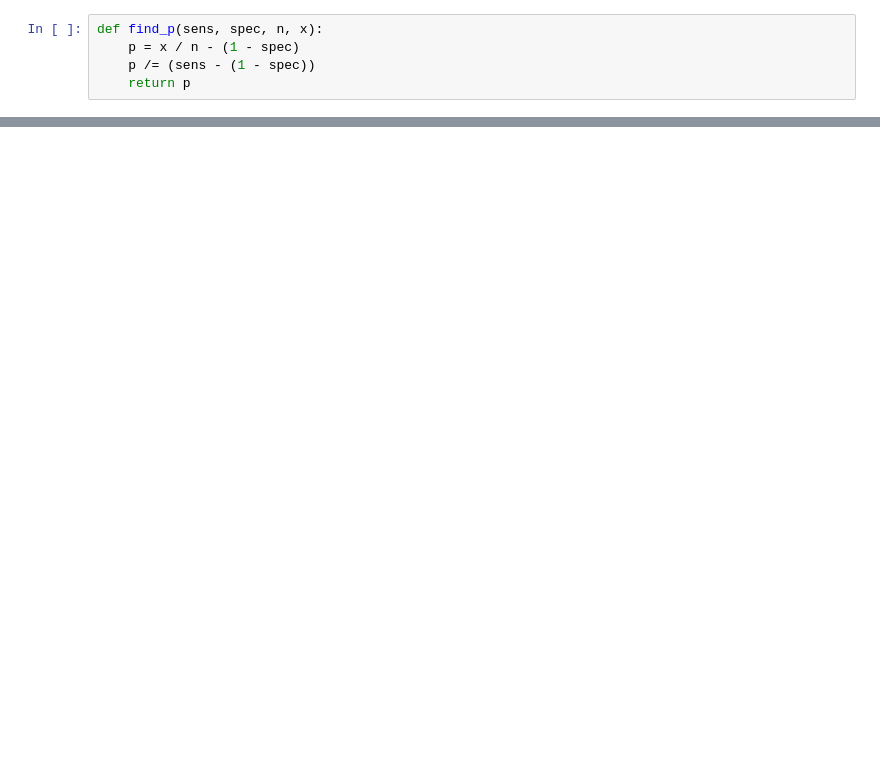
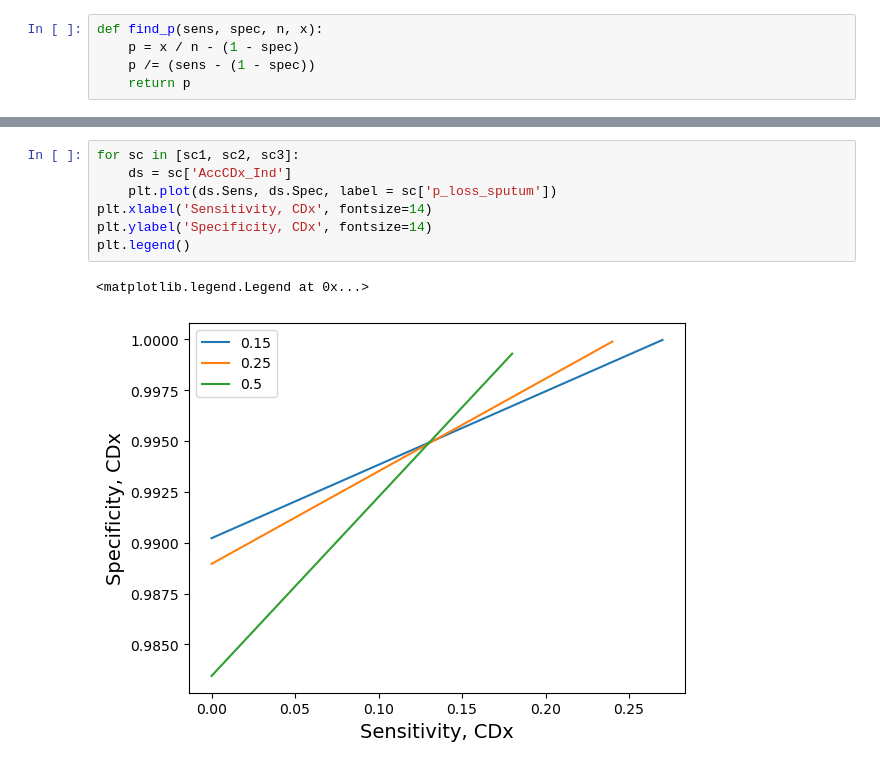
Before and after one commit to TimeWz667/IndTB_dx, a Jupyter notebook: notebooks/Test_system.ipynb, the cells around one changed output, grey strips where cells are left out. Saved outputs shown, nothing was run; the diff lists cells and outputs as text; blank space fills up the shorter version.

```diff
--- a/notebooks/Test_system.ipynb
+++ b/notebooks/Test_system.ipynb
@@ -100,0 +192,10 @@ x22, x2, x22 / x2, n3
+# %%
+for sc in [sc1, sc2, sc3]:
+    ds = sc['AccCDx_Ind']
+    plt.plot(ds.Sens, ds.Spec, label = sc['p_loss_sputum'])
+plt.xlabel('Sensitivity, CDx', fontsize=14)
+plt.ylabel('Specificity, CDx', fontsize=14)
+plt.legend()
+# %% [output]
+<matplotlib.legend.Legend at 0x...>
+[figure, added]
```
Also changed, not shown: parts of 25 cells of this notebook, 21 other files.
